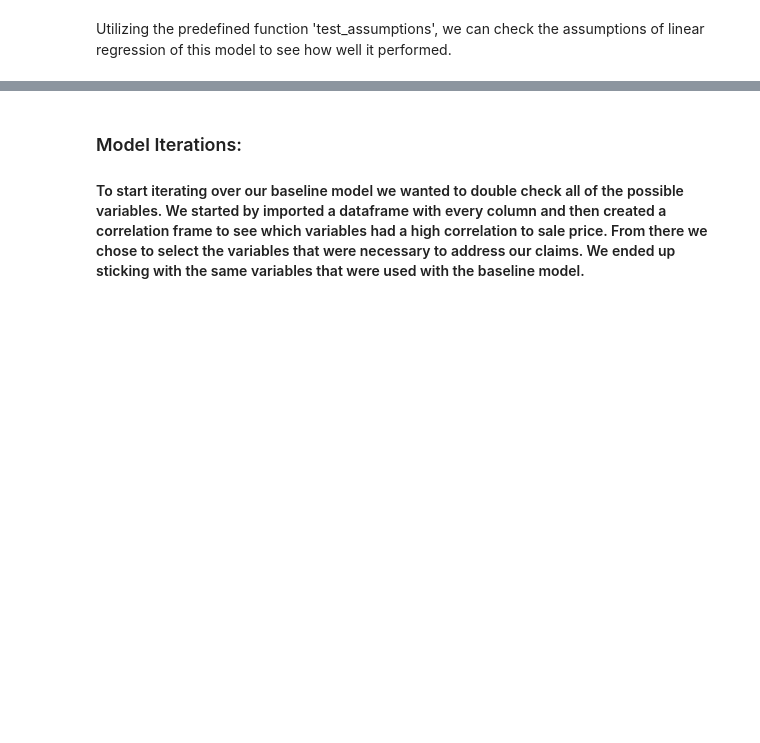
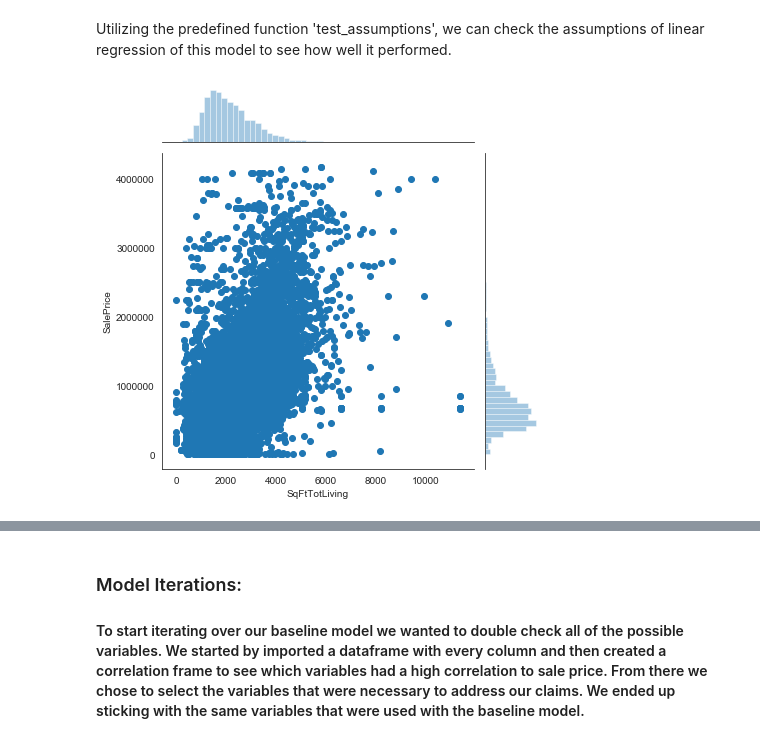
Before and after one commit to KarimOliver/mod_2_flatiron_project, a Jupyter notebook: notebooks/report/final_notebook.ipynb, the cells around one changed output, grey strips where cells are left out. Saved outputs shown, nothing was run; the diff lists cells and outputs as text; code cells hidden in the pictures; blank space fills up the shorter version.

```diff
--- a/notebooks/report/final_notebook.ipynb
+++ b/notebooks/report/final_notebook.ipynb
@@ -196,3 +196,9 @@ Warnings:
 [1] Standard Errors assume that the covariance matrix of the errors is correctly specified.
 # %% [markdown]
 Utilizing the predefined function 'test_assumptions', we can check the assumptions of linear regression of this model to see how well it performed.
+# %%
+jw.sns.set_style('white')
+jw.sns.jointplot(df['SqFtTotLiving'], df['SalePrice'])
+jw.plt.savefig('../../report/figures/saleprice_totsqft_living.png', orientation='landscape', pad_inches=1)
+# %% [output]
+[figure, added]
```
Also changed, not shown: parts of 6 cells of this notebook, 2 other files.
